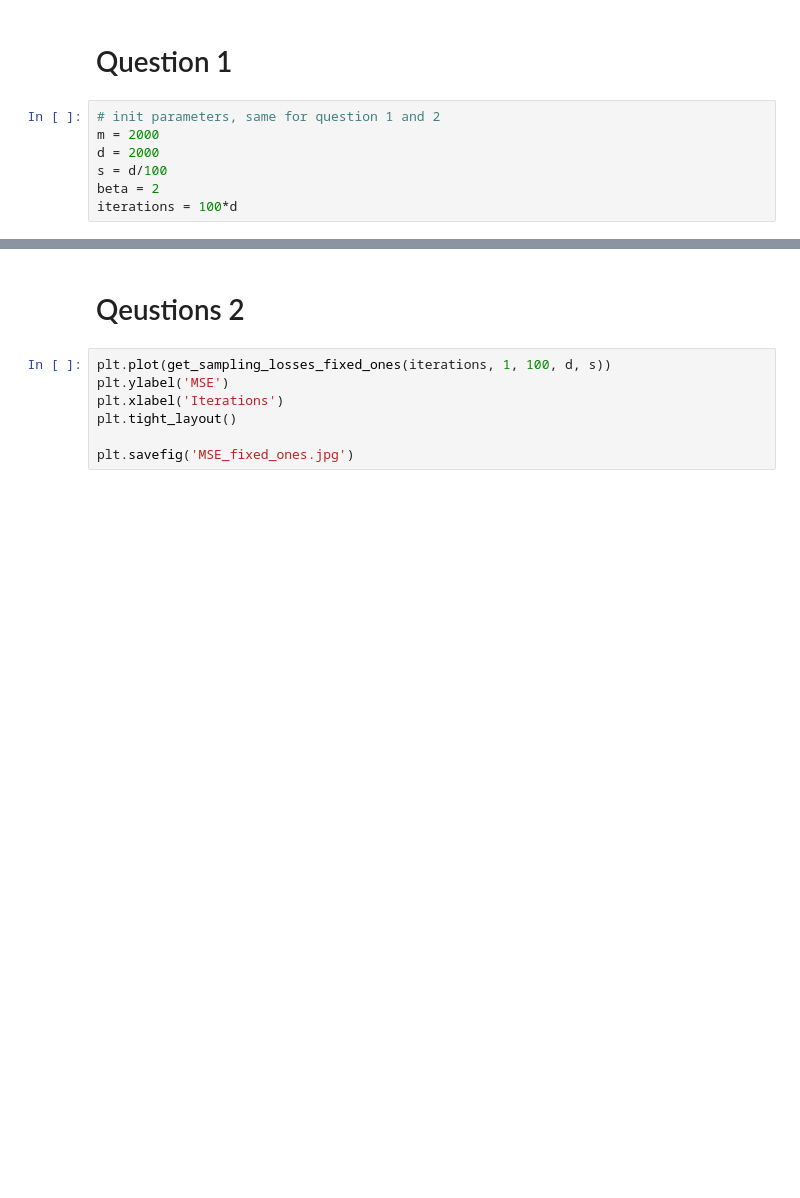
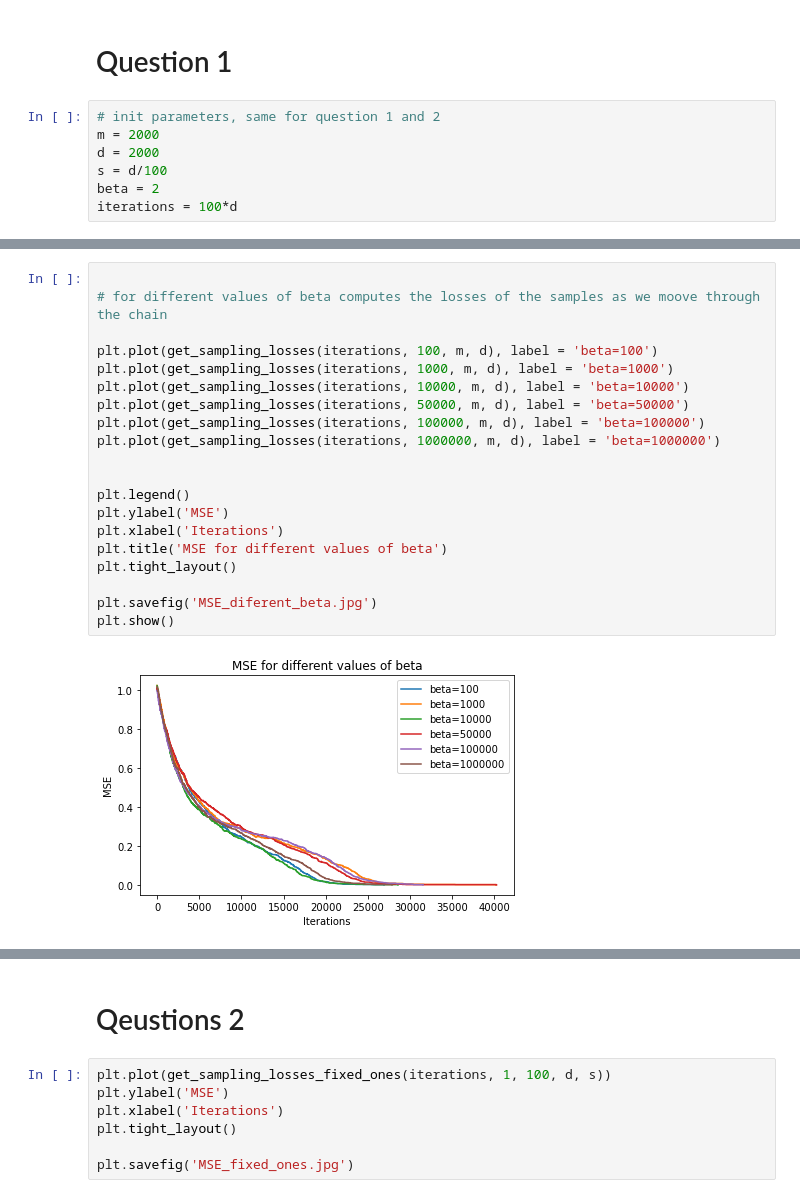
Before and after one commit to michelelupini/MC-project, a Jupyter notebook: main.ipynb, the cells around one changed output, grey strips where cells are left out. Drawn from its saved outputs; the diff is of its cells as text; blank space fills up the shorter version.

```diff
--- a/main.ipynb
+++ b/main.ipynb
@@ -46,3 +130,25 @@ plt.show()
+# %%
+
+# for different values of beta computes the losses of the samples as we moove through the chain
+
+plt.plot(get_sampling_losses(iterations, 100, m, d), label = 'beta=100')
+plt.plot(get_sampling_losses(iterations, 1000, m, d), label = 'beta=1000')
+plt.plot(get_sampling_losses(iterations, 10000, m, d), label = 'beta=10000')
+plt.plot(get_sampling_losses(iterations, 50000, m, d), label = 'beta=50000')
+plt.plot(get_sampling_losses(iterations, 100000, m, d), label = 'beta=100000')
+plt.plot(get_sampling_losses(iterations, 1000000, m, d), label = 'beta=1000000')
+
+
+plt.legend()
+plt.ylabel('MSE')
+plt.xlabel('Iterations')
+plt.title('MSE for different values of beta')
+plt.tight_layout()
+
+plt.savefig('MSE_diferent_beta.jpg')
+plt.show()
+# %% [output]
+[figure, added]
 # %%
 # different strategies of simulation annealing (linear, geometric..)
 # test simulation annealing
```
Also changed, not shown: parts of 9 cells of this notebook, 3 other files.
